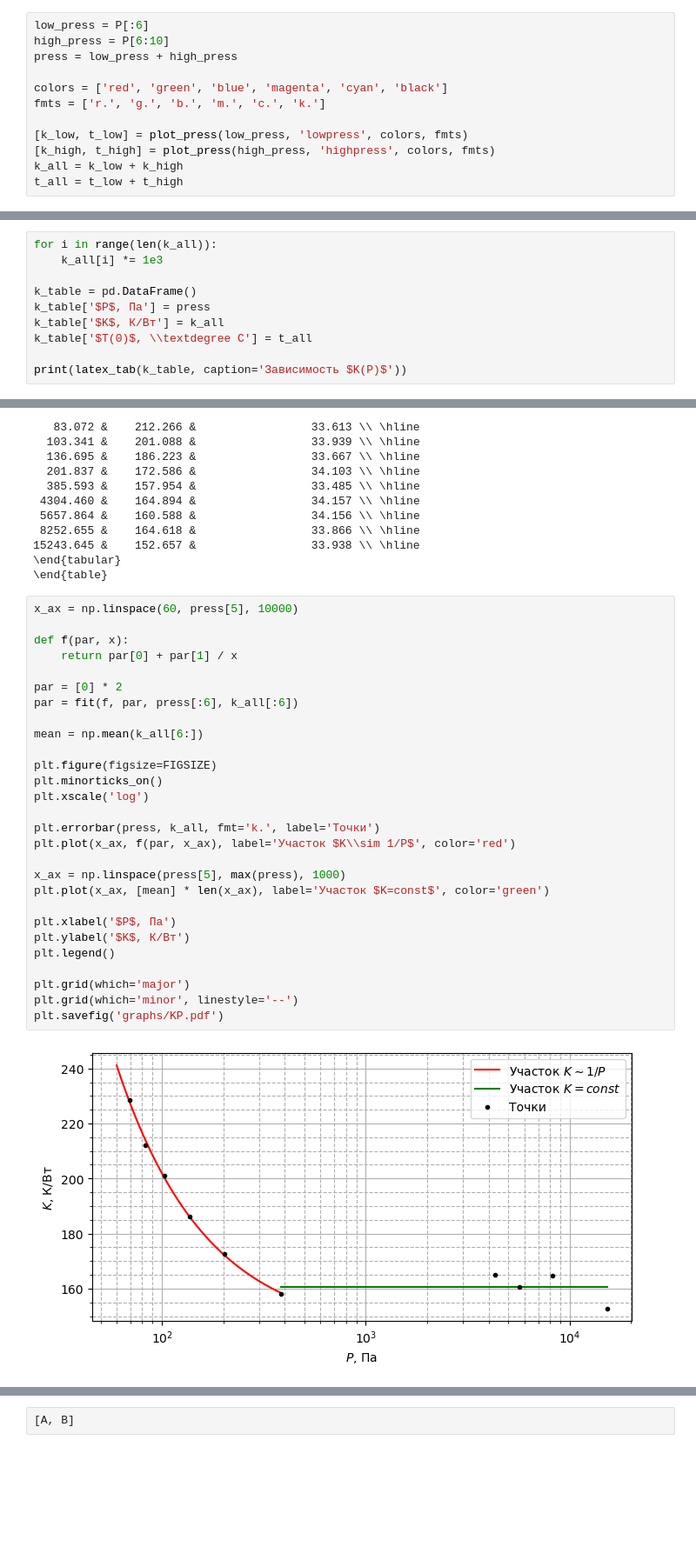
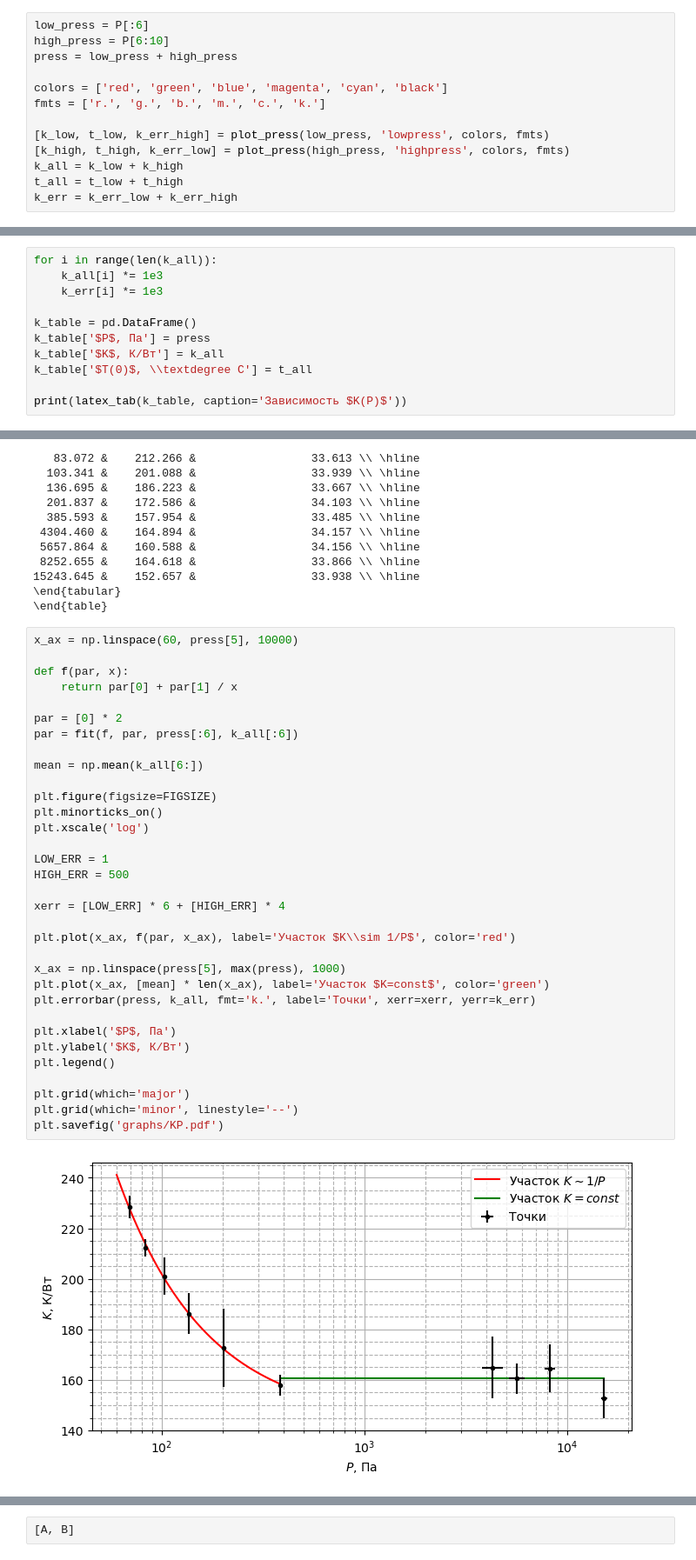
Before and after one commit to victorbaldin56/phys_vpv, a Jupyter notebook: 2_sem/calc.ipynb, the cells around one changed output, grey strips where cells are left out. Shown at 87% size. Saved outputs shown, nothing was run; the diff lists cells and outputs as text; blank space fills up the shorter version.

Commit message:
add & fix all errorbars

```diff
--- a/2_sem/calc.ipynb
+++ b/2_sem/calc.ipynb
@@ -167,8 +169,9 @@ press = low_press + high_press
 colors = ['red', 'green', 'blue', 'magenta', 'cyan', 'black']
 fmts = ['r.', 'g.', 'b.', 'm.', 'c.', 'k.']
 
-[k_low, t_low] = plot_press(low_press, 'lowpress', colors, fmts)
-[k_high, t_high] = plot_press(high_press, 'highpress', colors, fmts)
+[k_low, t_low, k_err_high] = plot_press(low_press, 'lowpress', colors, fmts)
+[k_high, t_high, k_err_low] = plot_press(high_press, 'highpress', colors, fmts)
 k_all = k_low + k_high
 t_all = t_low + t_high
+k_err = k_err_low + k_err_high
 # %% [output]
@@ -177,6 +180,7 @@ t_all = t_low + t_high
 # %%
 for i in range(len(k_all)):
     k_all[i] *= 1e3
+    k_err[i] *= 1e3
 
 k_table = pd.DataFrame()
 k_table['$P$, Па'] = press
@@ -206,33 +210,38 @@ print(latex_tab(k_table, caption='Зависимость $K(P)$'))
 # %%
 x_ax = np.linspace(60, press[5], 10000)
 
 def f(par, x):
     return par[0] + par[1] / x
 
 par = [0] * 2
 par = fit(f, par, press[:6], k_all[:6])
 
 mean = np.mean(k_all[6:])
 
 plt.figure(figsize=FIGSIZE)
 plt.minorticks_on()
 plt.xscale('log')
 
-plt.errorbar(press, k_all, fmt='k.', label='Точки')
+LOW_ERR = 1
+HIGH_ERR = 500
+
+xerr = [LOW_ERR] * 6 + [HIGH_ERR] * 4
+
 plt.plot(x_ax, f(par, x_ax), label='Участок $K\\sim 1/P$', color='red')
 
 x_ax = np.linspace(press[5], max(press), 1000)
 plt.plot(x_ax, [mean] * len(x_ax), label='Участок $K=const$', color='green')
+plt.errorbar(press, k_all, fmt='k.', label='Точки', xerr=xerr, yerr=k_err)
 
 plt.xlabel('$P$, Па')
 plt.ylabel('$K$, К/Вт')
 plt.legend()
 
 plt.grid(which='major')
 plt.grid(which='minor', linestyle='--')
 plt.savefig('graphs/KP.pdf')
 # %% [output]
-[figure, old version]
+[figure, new version]
 # %%
 plt.figure(figsize=FIGSIZE)
 plt.minorticks_on()
```
Also changed, not shown: parts of 5 cells of this notebook, 6 other files.
